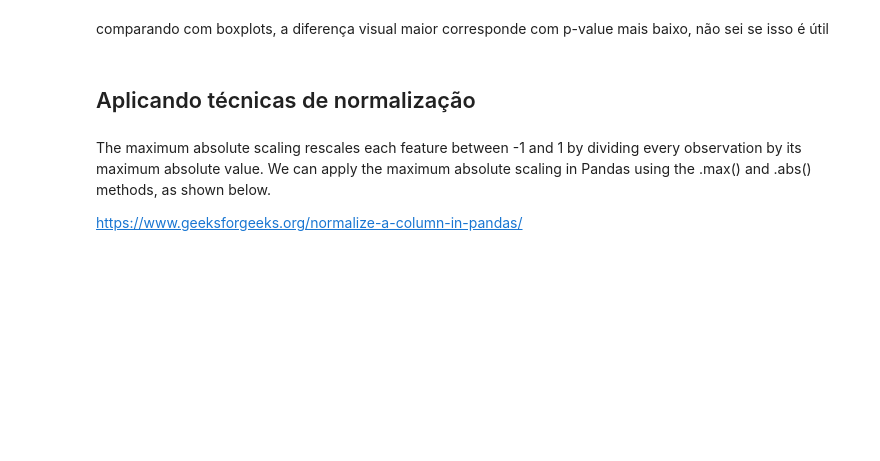
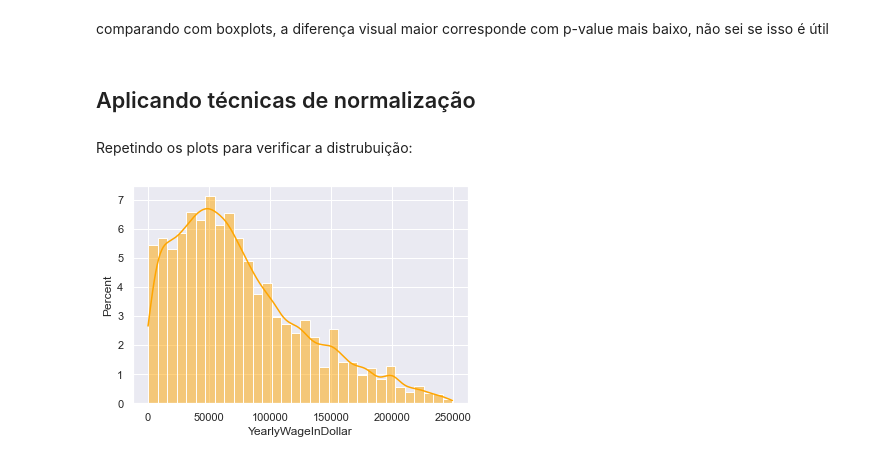
Before and after one commit to mihmilicio/data-science, a Jupyter notebook: analise_exploratoria/normalidade.ipynb, the cells around one changed output. Cells and saved outputs as stored; diff of their text form; code cells hidden in the pictures; blank space fills up the shorter version.

```diff
--- a/analise_exploratoria/normalidade.ipynb
+++ b/analise_exploratoria/normalidade.ipynb
@@ -246,10 +246,12 @@ px.box(df_aux1[df_aux1['Country'].isin(['brazil', 'india'])], x ='YearlyWageInDo
 px.box(df_aux1[df_aux1['Country'].isin(['united_states_of_america', 'canada'])], x ='YearlyWageInDollar', y="Country")
 # %% [markdown]
 ## Aplicando técnicas de normalização
-# %% [markdown]
-The maximum absolute scaling rescales each feature between -1 and 1 by dividing every observation by its maximum absolute value. We can apply the maximum absolute scaling in Pandas using the .max() and .abs() methods, as shown below.
-
-https://www.geeksforgeeks.org/normalize-a-column-in-pandas/
-# %%
-column = 'YearlyWageInDollar'
-df_aux1[column] = df_aux1[column] /df_aux1[column].abs().max()
+# %%
+df_aux2 = df_aux1[df_aux1['YearlyWageInDollar'] < 250000]
+# substituir por tranformada log posteriormente
+# %% [markdown]
+Repetindo os plots para verificar a distrubuição:
+# %%
+sns.histplot(df_aux2, x='YearlyWageInDollar', bins=32, color="orange", kde=True, stat="percent");
+# %% [output]
+[figure, added]
```
Also changed, not shown: parts of 5 cells of this notebook.
